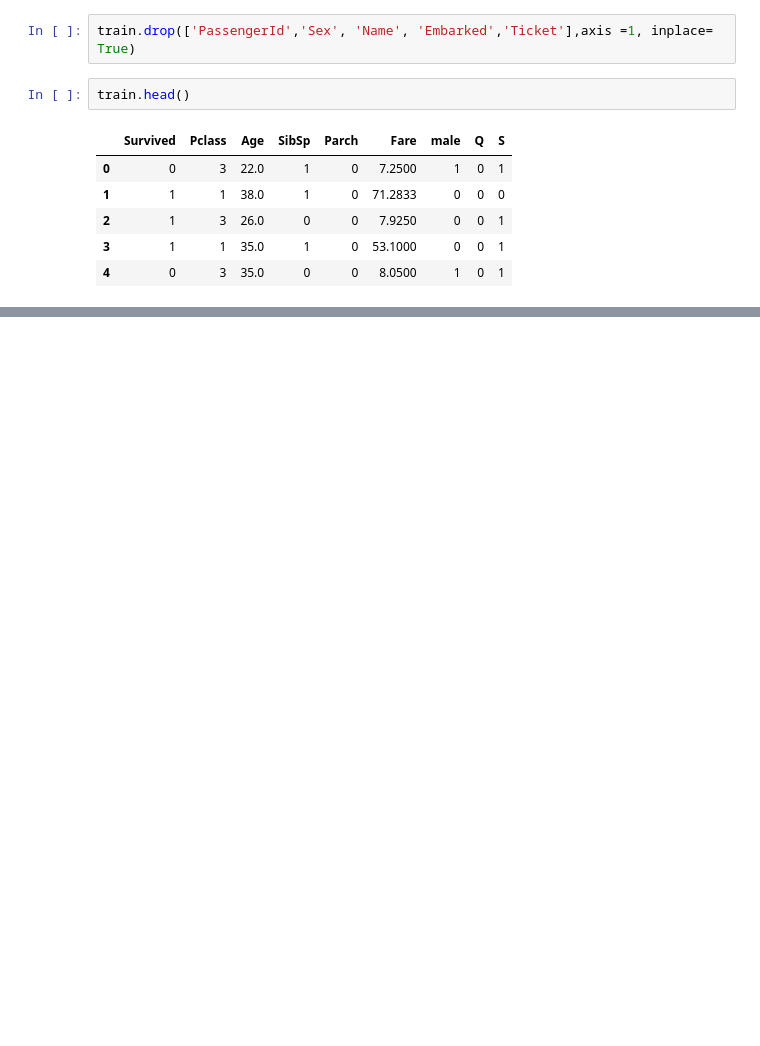
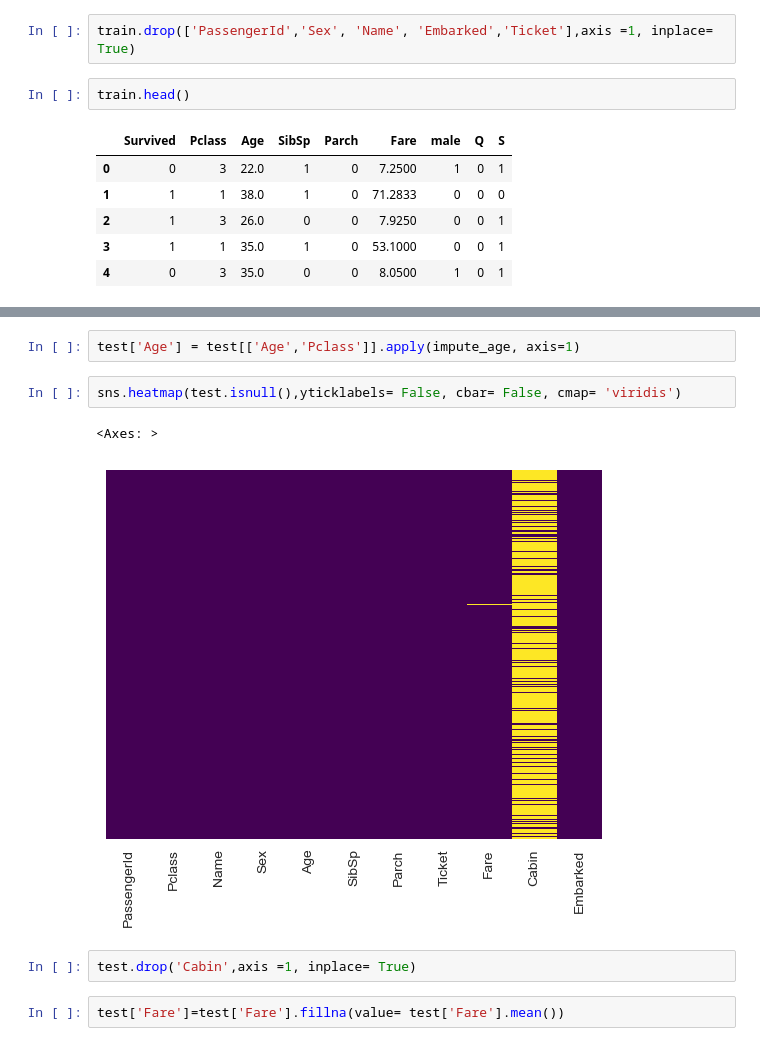
Before and after one commit to JenasJermaine/Learning-Data-Science-and-Machine-Learning, a Jupyter notebook: Logistic regression/Logistic Regression.ipynb, the cells around one changed output, grey strips where cells are left out. Drawn from its saved outputs; the diff is of its cells as text; blank space fills up the shorter version.

```diff
--- a/Logistic regression/Logistic Regression.ipynb
+++ b/Logistic regression/Logistic Regression.ipynb
@@ -120,0 +136,11 @@ train.head()
+# %%
+test['Age'] = test[['Age','Pclass']].apply(impute_age, axis=1)
+# %%
+sns.heatmap(test.isnull(),yticklabels= False, cbar= False, cmap= 'viridis')
+# %% [output]
+<Axes: >
+[figure, added]
+# %%
+test.drop('Cabin',axis =1, inplace= True)
+# %%
+test['Fare']=test['Fare'].fillna(value= test['Fare'].mean())
```
Also changed, not shown: parts of 28 cells of this notebook, 1 other file.
